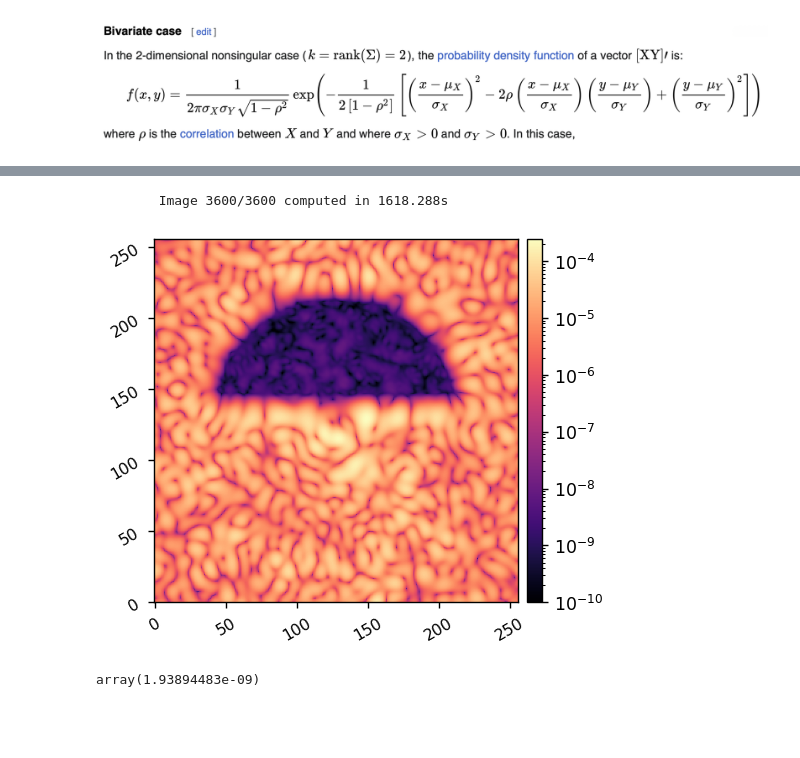
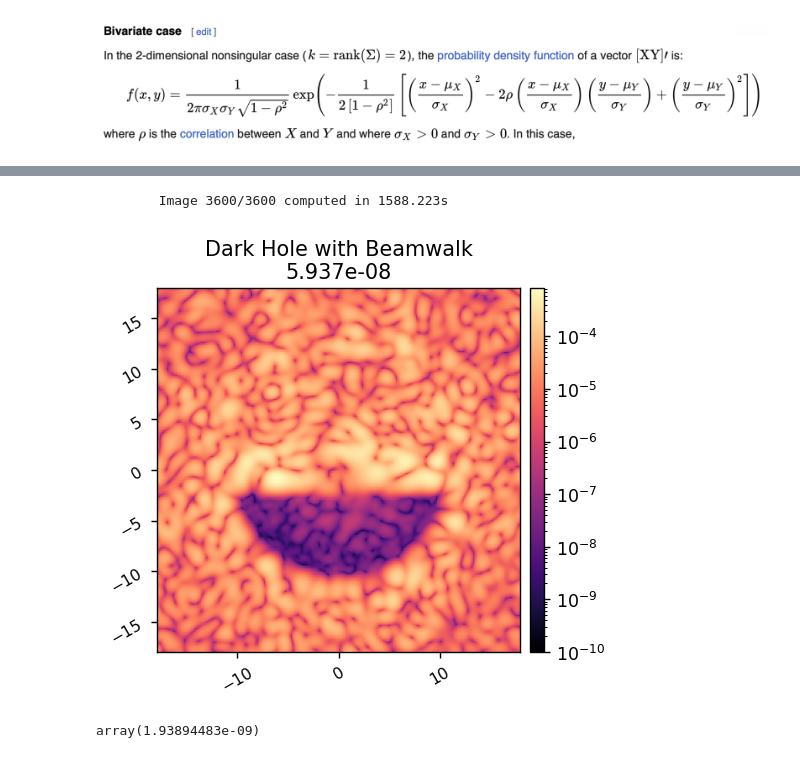
Before and after one commit to kian1377/esc-fresnel, a Jupyter notebook: notebooks/esc_fresnel_beamwalk.ipynb, the cells around one changed output, grey strips where cells are left out. Saved outputs shown, nothing was run; the diff lists cells and outputs as text; code cells hidden in the pictures; blank space fills up the shorter version.

Commit message:
reran beamwalk sim but forgot to include amplitude in it again, need to try again with that

```diff
--- a/notebooks/esc_fresnel_beamwalk.ipynb
+++ b/notebooks/esc_fresnel_beamwalk.ipynb
@@ -174,6 +174,11 @@ imshow3(
 (50*u.mas).to(u.degree).value
 # %% [output]
 1.3888888888888891e-05
+# %%
+import esc_fresnel
+import os
+from pathlib import Path
+esc_fresnel_path = Path( os.path.dirname(esc_fresnel.__file__) )
 # %%
 start_row = 22
 end_row = 128 - 22
@@ -288,7 +289,6 @@ array([   0,   10,   20,   30,   40,   50,   60,   70,   80,   90,  100,
 # %%
 import time
-
-M.set_dm(dhc)
+import copy
 
 quiet = 1
 
@@ -322,7 +322,7 @@ for i in np.arange(Nsamples):
             print('\t', shift)
             print('\t', shift_pix)
 
-        shifted_opd = copy.copy(_scipy.ndimage.shift(wfes[optic].opd, (shift_pix[0], shift_pix[1])))
+        shifted_opd = copy.copy( xcipy.ndimage.shift(wfes[optic].opd, (shift_pix[0], shift_pix[1])) )
         shifted_wfe = poppy.ArrayOpticalElement(opd=shifted_opd, pixelscale=pxscl )
         wfes_with_bw.update({ optic : shifted_wfe })
         diff = wfes[optic].opd - shifted_wfe.opd
@@ -334,11 +334,19 @@ for i in np.arange(Nsamples):
     print(f"\tImage {i+1:d}/{Nsamples:d} computed in {time.time()-start:.3f}s", end='')
     print("\r", end="")
 # %% [output]
-        Image 3600/3600 computed in 1618.288s
+        Image 3600/3600 computed in 1588.223s
-# %%
-imshow1(total_im, lognorm=True, vmin=1e-10)
-# %% [output]
-[figure, removed]
+# %%
+contrast_with_beamwalk = utils.mean(total_im, coro_mask)
+
+imshow1(
+    total_im,
+    f'Dark Hole with Beamwalk\n{contrast_with_beamwalk:.3e}',
+    lognorm=1,
+    pxscl=M.psf_pixelscale_lamD,
+    vmin=1e-10,
+)
+# %% [output]
+[figure, added]
 # %%
 xp.mean(total_im[control_mask.astype(bool)])
 # %% [output]
```
Also changed, not shown: parts of 7 cells of this notebook, 1 other file.
